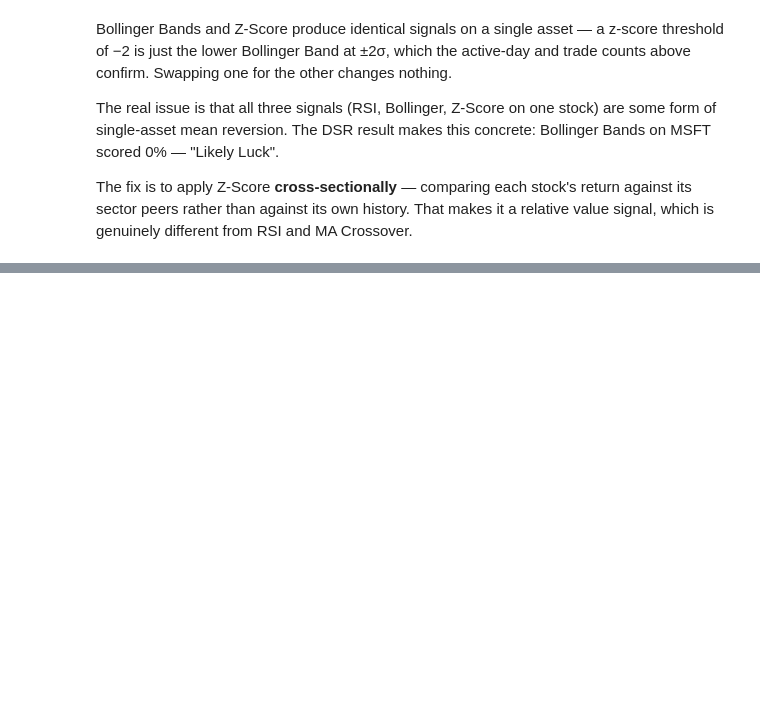
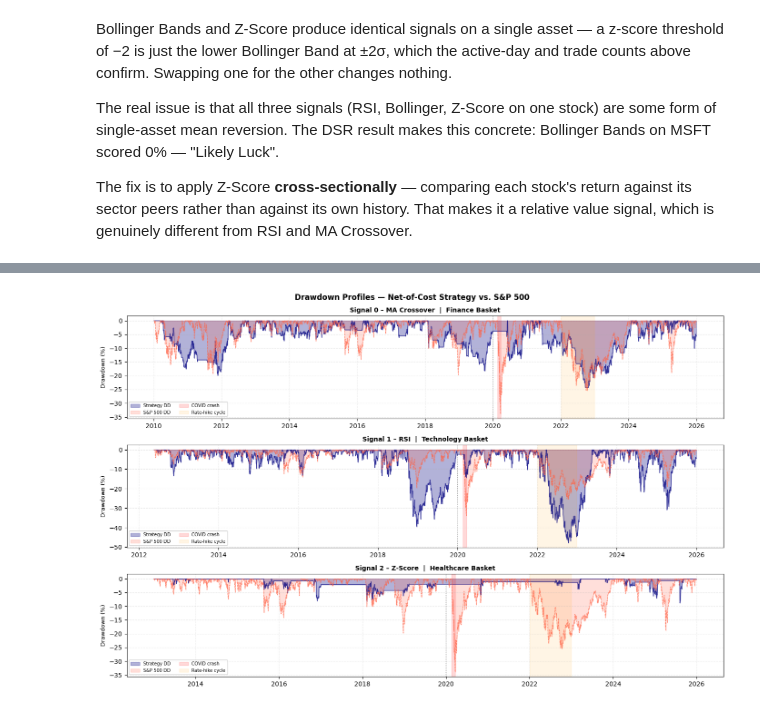
Before and after one commit to daan1shh/Computational-Finance, a Jupyter notebook: research_notebook.ipynb, the cells around one changed output, grey strips where cells are left out. Cells and saved outputs as stored; diff of their text form; code cells hidden in the pictures; blank space fills up the shorter version.

```diff
--- a/research_notebook.ipynb
+++ b/research_notebook.ipynb
@@ -236,0 +929,52 @@ Buy when $z_{i,t} < -1.5$, exit when $z_{i,t} \geq 0$.
+# %%
+fig, axes = plt.subplots(3, 1, figsize=(14, 9), sharex=False)
+fig.suptitle('Drawdown Profiles — Net-of-Cost Strategy vs. S&P 500',
+             fontsize=12, fontweight='bold')
+
+panels_dd = [
+    (axes[0], df_finance_is,     df_finance_oos,     n_ma_is,  n_ma_oos,
+     'Signal 0 – MA Crossover  |  Finance Basket'),
+    (axes[1], df_tech_is,       df_tech_oos,       n_rsi_is, n_rsi_oos,
+     'Signal 1 – RSI  |  Technology Basket'),
+    (axes[2], df_healthcare_is, df_healthcare_oos, n_zs_is,  n_zs_oos,
+     'Signal 2 – Z-Score  |  Healthcare Basket'),
+]
+
+covid_start = pd.Timestamp('2020-02-19')
+covid_end   = pd.Timestamp('2020-03-23')
+hike_start  = pd.Timestamp('2022-01-03')
+hike_end    = pd.Timestamp('2022-12-30')
+
+for ax, df_is_, df_oos_, n_is_, n_oos_, title in panels_dd:
+    dates_is  = df_is_.index.to_numpy()
+    dates_oos = df_oos_.index.to_numpy()
+    dates_all = np.concatenate([dates_is, dates_oos])
+
+    n_all   = np.concatenate([n_is_,  n_oos_  / n_oos_[0]  * n_is_[-1]])
+    spx_all = np.concatenate([_spx_slice(df_is_),
+                               _spx_slice(df_oos_) / _spx_slice(df_oos_)[0]
+                               * _spx_slice(df_is_)[-1]])
+
+    dd_strat = module.compute_drawdown_series(n_all) * 100
+    dd_spx   = module.compute_drawdown_series(spx_all) * 100
+
+    ax.fill_between(dates_all, dd_strat, 0, color='navy',  alpha=0.30, label='Strategy DD')
+    ax.fill_between(dates_all, dd_spx,   0, color='tomato', alpha=0.20, label='S&P 500 DD')
+    ax.plot(dates_all, dd_strat, color='navy',   lw=0.9, alpha=0.7)
+    ax.plot(dates_all, dd_spx,   color='tomato', lw=0.9, alpha=0.7, linestyle='--')
+
+    ax.axvspan(covid_start, covid_end, alpha=0.15, color='red',    label='COVID crash')
+    ax.axvspan(hike_start,  hike_end,  alpha=0.10, color='orange', label='Rate-hike cycle')
+    ax.axvline(pd.Timestamp(OOS_START), color='grey', lw=1.1, linestyle=':', alpha=0.8)
+
+    ax.set_title(title, fontsize=10, fontweight='bold')
+    ax.set_ylabel('Drawdown (%)', fontsize=9)
+    ax.xaxis.set_major_formatter(mdates.DateFormatter('%Y'))
+    ax.xaxis.set_major_locator(mdates.YearLocator(2))
+    ax.legend(fontsize=7, loc='lower left', ncol=2)
+    ax.grid(True, alpha=0.25, linestyle='--')
+
+plt.tight_layout()
+plt.show()
+# %% [output]
+[figure, added]
```
Also changed, not shown: parts of 29 cells of this notebook, 4 other files.
